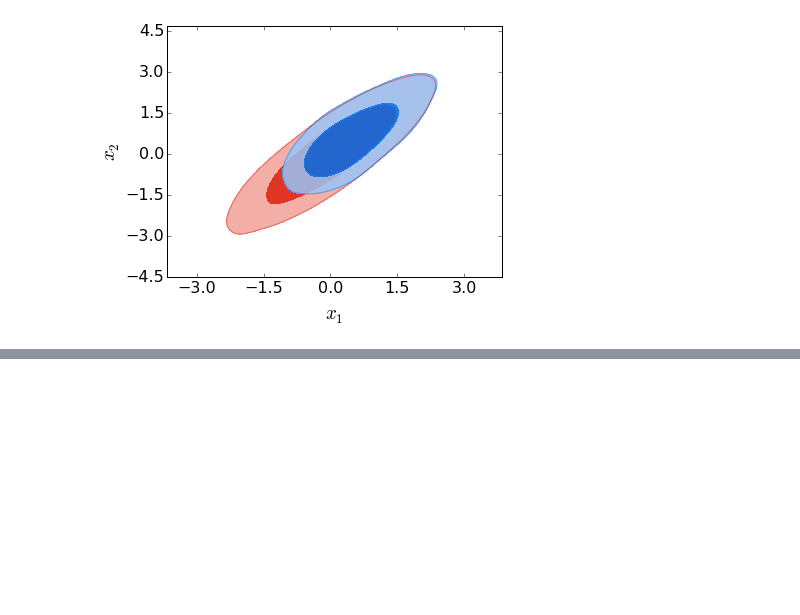
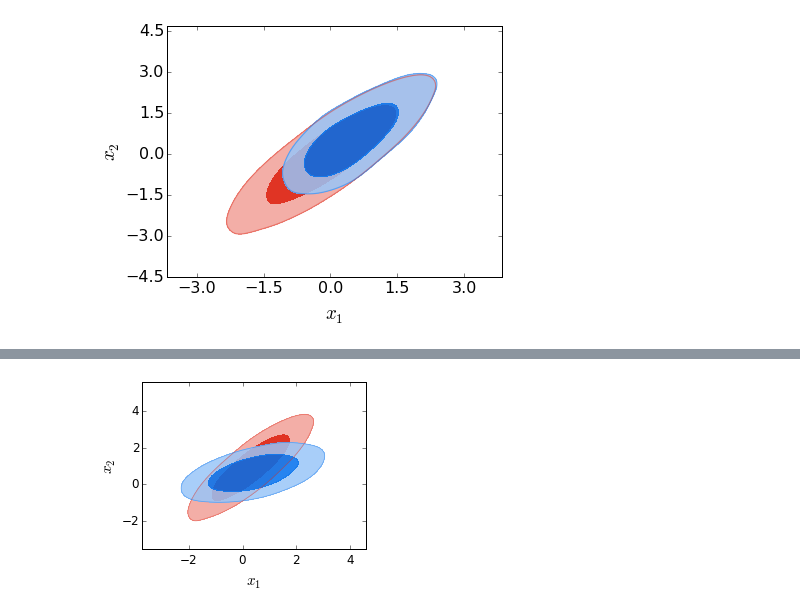
Before and after one commit to cmbant/CosmoMC, a Jupyter notebook: python/docs/plot_gallery.ipynb, the cells around one changed output, grey strips where cells are left out. Drawn from its saved outputs; the diff is of its cells as text; code cells hidden in the pictures; blank space fills up the shorter version.

```diff
--- a/python/docs/plot_gallery.ipynb
+++ b/python/docs/plot_gallery.ipynb
@@ -293,0 +305,5 @@ shutil.rmtree(tempdir)
+# %%
+           g = plots.getSinglePlotter(width_inch = 4)
+           g.plot_2d([samples1,samples2], 'x1', 'x2', filled=True);
+# %% [output]
+[figure, added]
```
Also changed, not shown: parts of 3 cells of this notebook, 30 other files.
